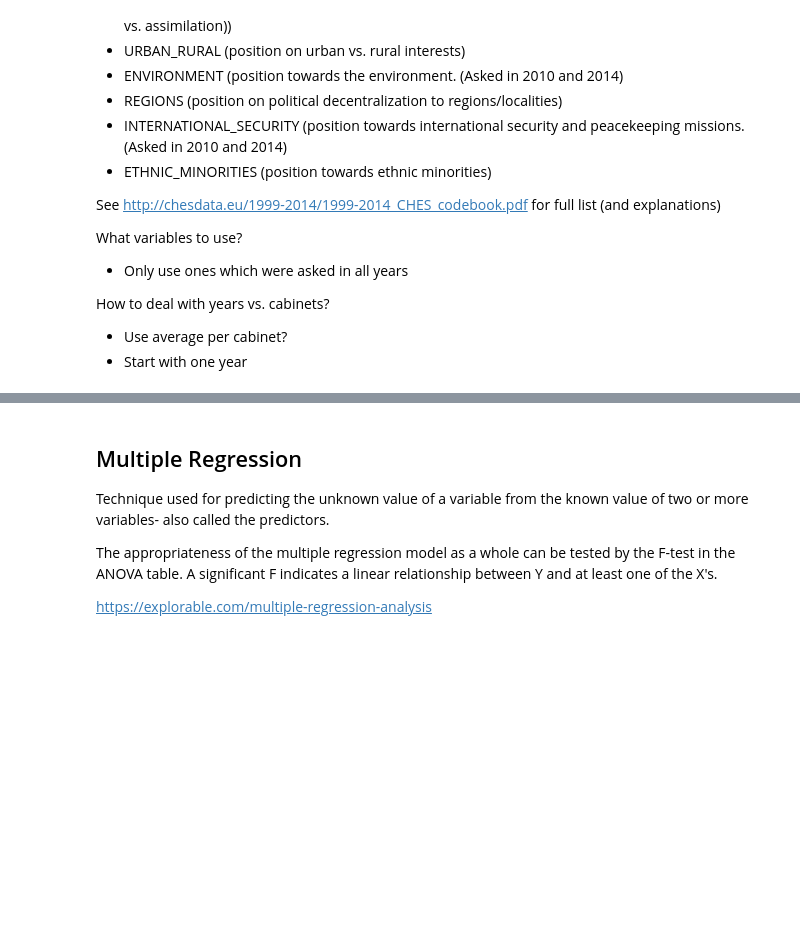
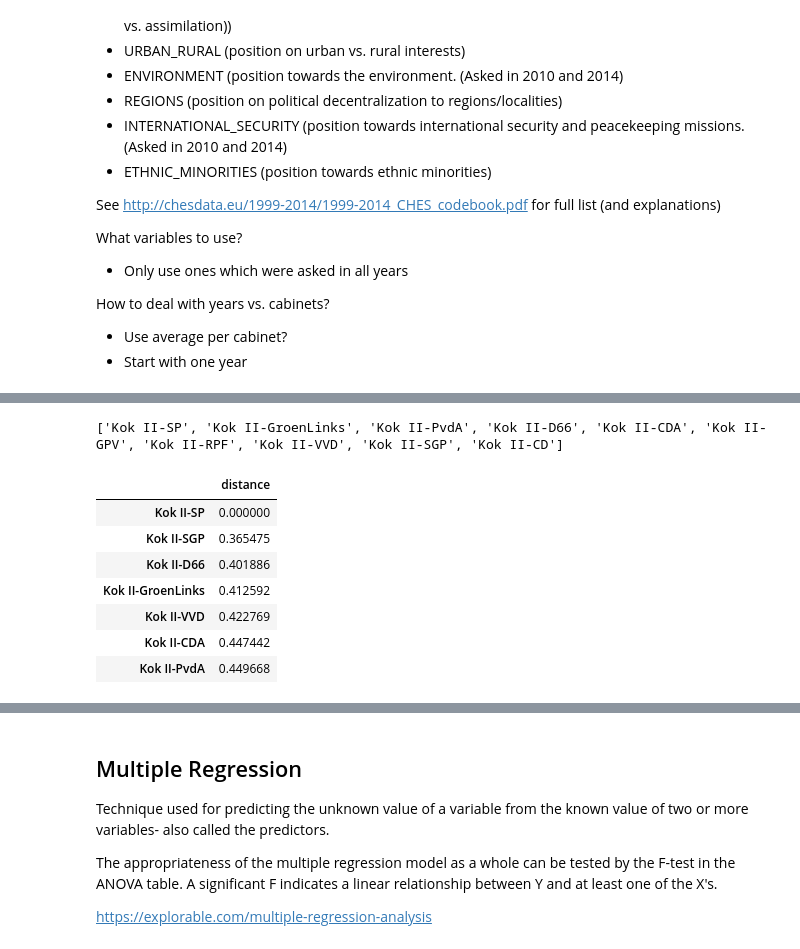
Before and after one commit to jvdzwaan/dilipad, a Jupyter notebook: results/ches data.ipynb, the cells around one changed output, grey strips where cells are left out. Cells and saved outputs as stored; diff of their text form; code cells hidden in the pictures; blank space fills up the shorter version.

```diff
--- a/results/ches data.ipynb
+++ b/results/ches data.ipynb
@@ -125,0 +134,12 @@ KeyError: "['religious_principle'] not in index"
+# %%
+from cptm.utils.experiment import load_topics, load_opinions
+
+
+config = {
+    "inputData": "/path/to/input/data/*",
+    "outDir": "/home/jvdzwaan/data/dilipad/results/all_years-adj-cabinets_selected-parties/{}",
+    "nTopics": 100
+}
+
+topics = load_topics(config)
+opinions = load_opinions(config)
@@ -125,0 +165,29 @@ KeyError: "['religious_principle'] not in index"
+# %%
+def create_jsd_ranking(jsd, opinions, ches_ranking):
+    ps = opinions.keys()
+    top =  ches_ranking[0]
+    index1 = ps.index(top)
+    parties = []
+    dist = []
+    for party in ches_ranking:
+        if party in ps:
+            parties.append(party)
+            dist.append(jsd[index1, ps.index(party)])
+    return pd.DataFrame(data=dist, index=parties, columns=['distance']).sort_values(by='distance')
+
+ches_ranking = rank_parties(data, 1999, var)['party']
+#print ches_ranking
+ches_ranking = ['Kok II-{}'.format(party).replace('GL', 'GroenLinks') for party in ches_ranking]
+print ches_ranking
+jsd_ranking_all_topics = create_jsd_ranking(avg_jsd_per_topic, opinions, ches_ranking)
+jsd_ranking_all_topics
+# %% [output]
+['Kok II-SP', 'Kok II-GroenLinks', 'Kok II-PvdA', 'Kok II-D66', 'Kok II-CDA', 'Kok II-GPV', 'Kok II-RPF', 'Kok II-VVD', 'Kok II-SGP', 'Kok II-CD']
+|  | distance |
+| Kok II-SP | 0.000000 |
+| Kok II-SGP | 0.365475 |
+| Kok II-D66 | 0.401886 |
+| Kok II-GroenLinks | 0.412592 |
+| Kok II-VVD | 0.422769 |
+| Kok II-CDA | 0.447442 |
+| Kok II-PvdA | 0.449668 |
```
Also changed, not shown: parts of 10 cells of this notebook.
